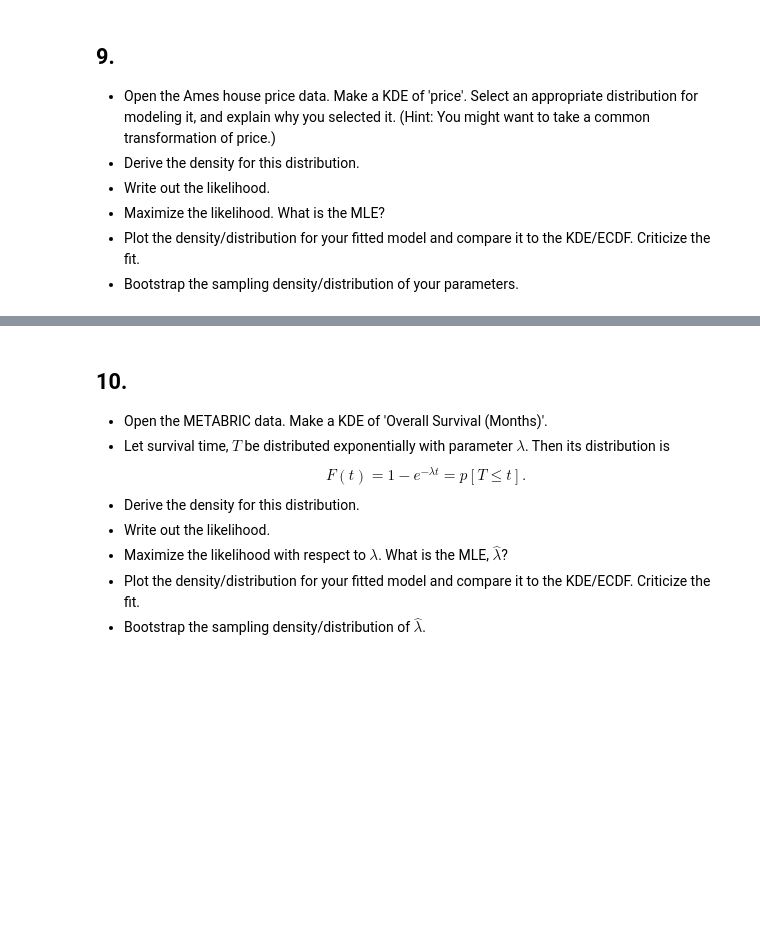
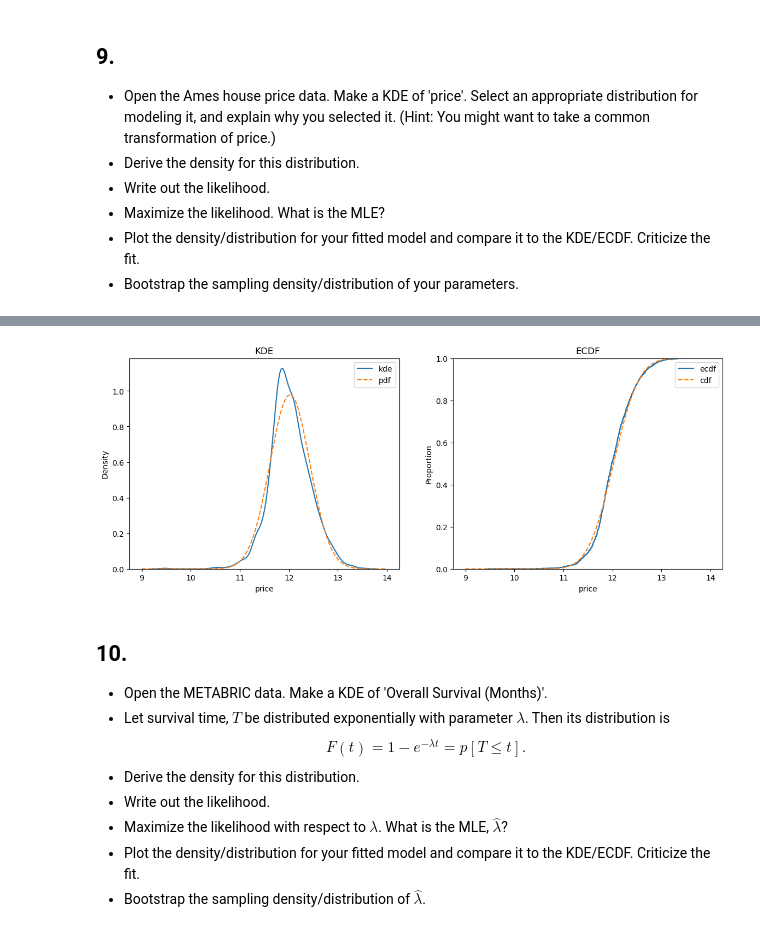
Before and after one commit to caroline-kranefuss/understanding_uncertainty, a Jupyter notebook: assignment_7.ipynb, the cells around one changed output, grey strips where cells are left out. Saved outputs shown, nothing was run; the diff lists cells and outputs as text; code cells hidden in the pictures; blank space fills up the shorter version.

```diff
--- a/assignment_7.ipynb
+++ b/assignment_7.ipynb
@@ -198,3 +275,28 @@ $$
+# %%
+import scipy as sp
+
+# Mu is the mean
+mu_hat = np.mean(np.log( df['price'] ))
+# Sigma is the standard deviation
+sigma_hat = np.sqrt( np.mean( (y-mu_hat)**2 ) )
+
+# Make a grid
+grid = np.linspace(9,14,100)
+
+# Make the pdf and cdf
+pdf = sp.stats.norm.pdf(grid,loc=mu_hat,scale=sigma_hat)
+cdf = sp.stats.norm.cdf(grid,loc=mu_hat,scale=sigma_hat)
+
+fig, axes = plt.subplots(1,2,figsize=(14,5))
+sns.kdeplot(x=y,ax=axes[0],label='kde')
+sns.lineplot(x=grid,y=pdf,ax=axes[0],label='pdf',linestyle='--')
+axes[0].set_title('KDE')
+sns.ecdfplot(x=y,ax=axes[1],label='ecdf')
+sns.lineplot(x=grid,y=cdf,ax=axes[1],label='cdf',linestyle='--')
+axes[1].set_title('ECDF')
+plt.show()
+# %% [output]
+[figure, added]
 # %% [markdown]
 ## 10.
 - Open the METABRIC data. Make a KDE of 'Overall Survival (Months)'.
```
Also changed, not shown: parts of 13 cells of this notebook, 25 other files.
